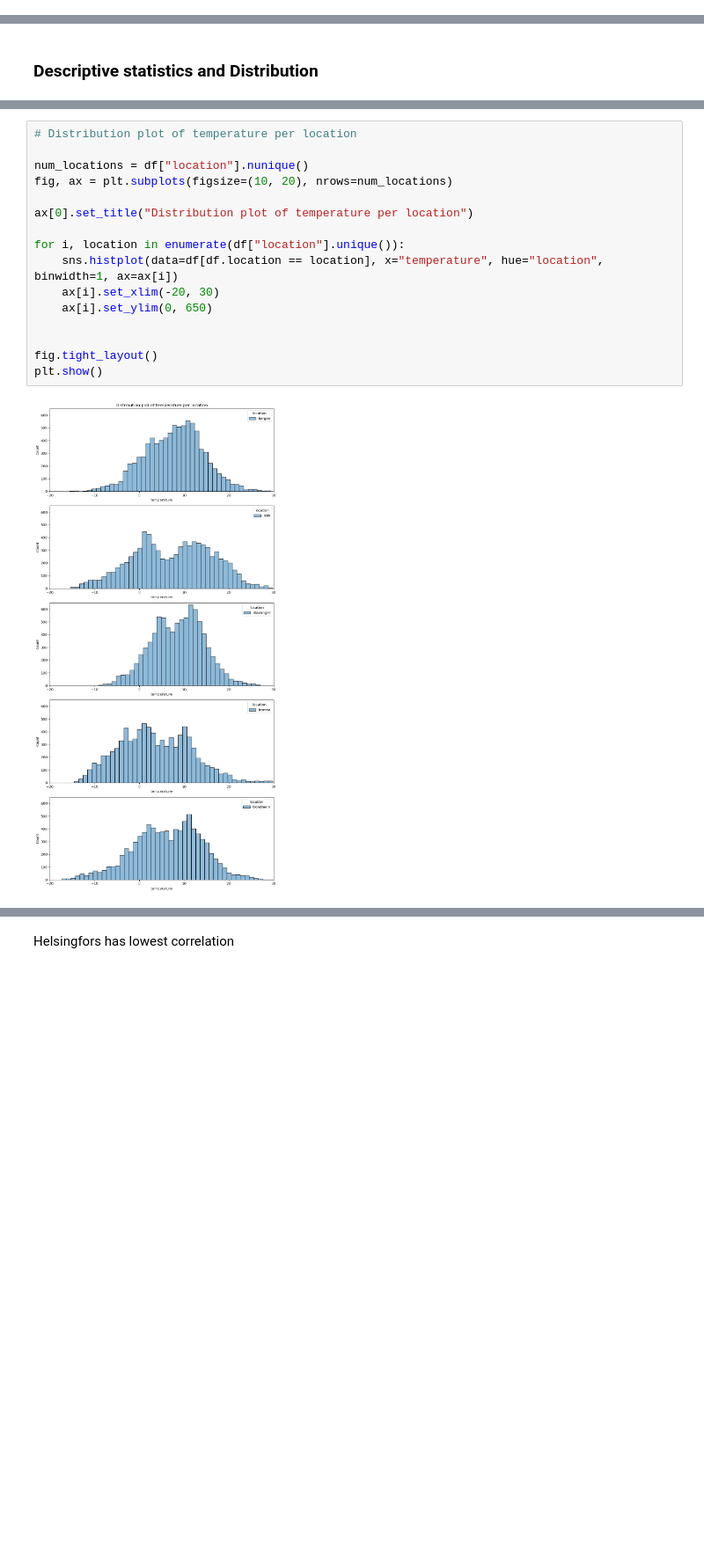
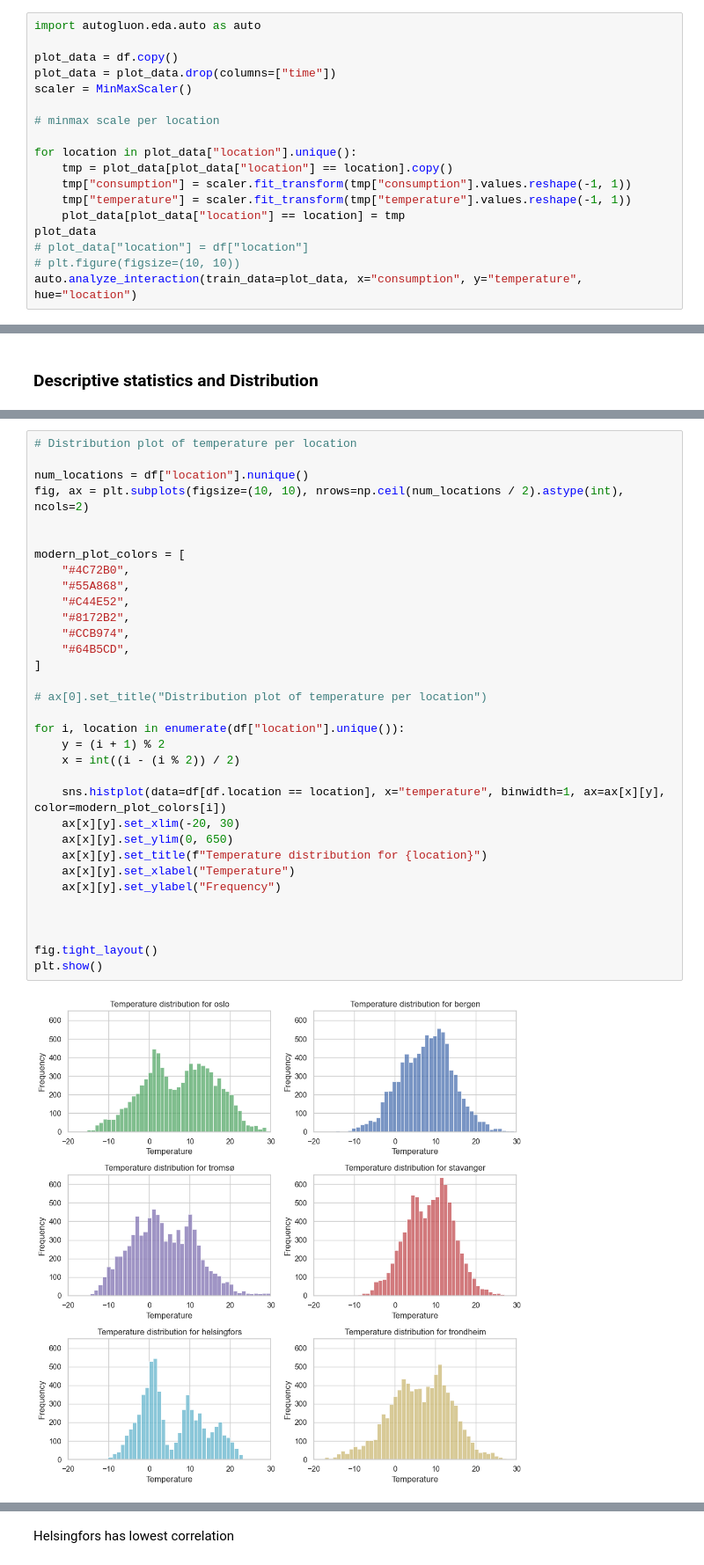
Before and after one commit to Sigevio/tdt4259, a Jupyter notebook: analysis/eda.ipynb, the cells around one changed output, grey strips where cells are left out. Shown at 88% size. Drawn from its saved outputs; the diff is of its cells as text; blank space fills up the shorter version.

```diff
--- a/analysis/eda.ipynb
+++ b/analysis/eda.ipynb
@@ -22,0 +303,18 @@ df.head()
+# %%
+import autogluon.eda.auto as auto
+
+plot_data = df.copy()
+plot_data = plot_data.drop(columns=["time"])
+scaler = MinMaxScaler()
+
+# minmax scale per location
+
+for location in plot_data["location"].unique():
+    tmp = plot_data[plot_data["location"] == location].copy()
+    tmp["consumption"] = scaler.fit_transform(tmp["consumption"].values.reshape(-1, 1))
+    tmp["temperature"] = scaler.fit_transform(tmp["temperature"].values.reshape(-1, 1))
+    plot_data[plot_data["location"] == location] = tmp
+plot_data
+# plot_data["location"] = df["location"]
+# plt.figure(figsize=(10, 10))
+auto.analyze_interaction(train_data=plot_data, x="consumption", y="temperature", hue="location")
@@ -66,21 +430,38 @@ plt.show()
 # %%
 # Distribution plot of temperature per location
 
 num_locations = df["location"].nunique()
-fig, ax = plt.subplots(figsize=(10, 20), nrows=num_locations)
+fig, ax = plt.subplots(figsize=(10, 10), nrows=np.ceil(num_locations / 2).astype(int), ncols=2)
 
-ax[0].set_title("Distribution plot of temperature per location")
+
+modern_plot_colors = [
+    "#4C72B0",
+    "#55A868",
+    "#C44E52",
+    "#8172B2",
+    "#CCB974",
+    "#64B5CD",
+]
+
+# ax[0].set_title("Distribution plot of temperature per location")
 
 for i, location in enumerate(df["location"].unique()):
-    sns.histplot(data=df[df.location == location], x="temperature", hue="location", binwidth=1, ax=ax[i])
-    ax[i].set_xlim(-20, 30)
-    ax[i].set_ylim(0, 650)
+    y = (i + 1) % 2
+    x = int((i - (i % 2)) / 2)
+
+    sns.histplot(data=df[df.location == location], x="temperature", binwidth=1, ax=ax[x][y], color=modern_plot_colors[i])
+    ax[x][y].set_xlim(-20, 30)
+    ax[x][y].set_ylim(0, 650)
+    ax[x][y].set_title(f"Temperature distribution for {location}")
+    ax[x][y].set_xlabel("Temperature")
+    ax[x][y].set_ylabel("Frequency")
+
 
 
 fig.tight_layout()
 plt.show()
 # %% [output]
-[figure, old version]
+[figure, new version]
 # %%
 # Correlation between consumption and temperature per location
 
```
Also changed, not shown: parts of 27 cells of this notebook, 26 other files.
